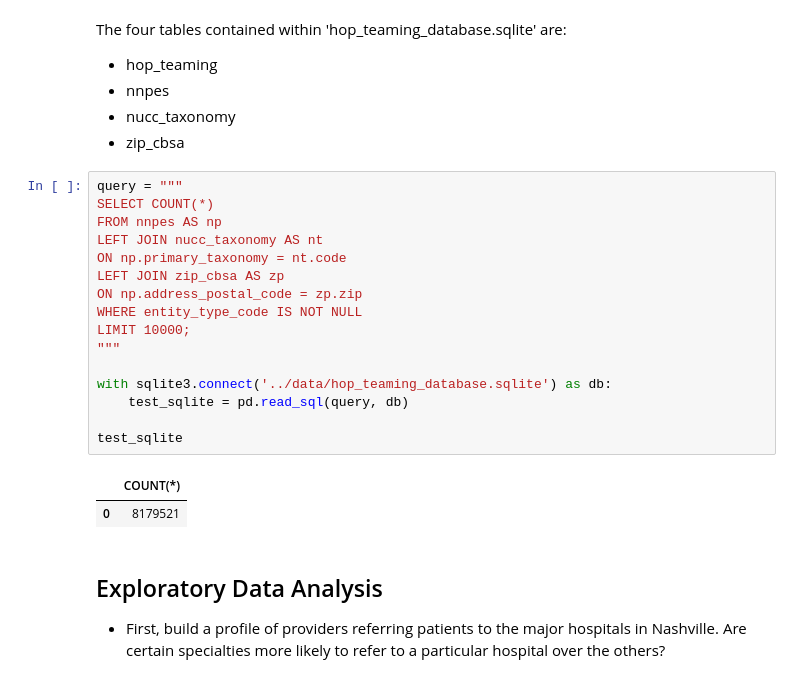
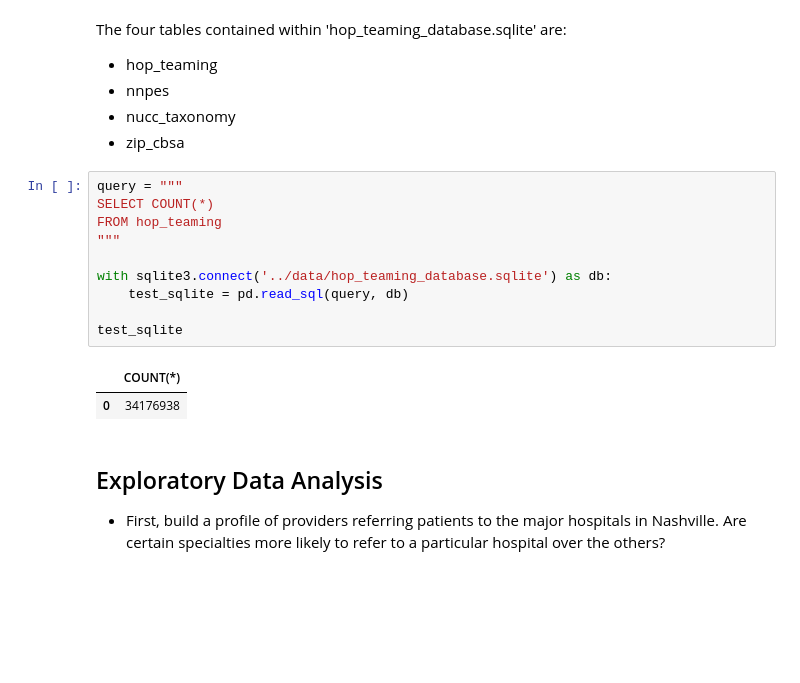
Before and after one commit to tomoumer/hop_team-the-hindenburgs, a Jupyter notebook: notebooks/data_exploration.ipynb, the cells around one changed output. Saved outputs shown, nothing was run; the diff lists cells and outputs as text; blank space fills up the shorter version.

```diff
--- a/notebooks/data_exploration.ipynb
+++ b/notebooks/data_exploration.ipynb
@@ -19,22 +19,16 @@ The four tables contained within 'hop_teaming_database.sqlite' are:
 # %%
 query = """
 SELECT COUNT(*)
-FROM nnpes AS np
-LEFT JOIN nucc_taxonomy AS nt
-ON np.primary_taxonomy = nt.code
-LEFT JOIN zip_cbsa AS zp
-ON np.address_postal_code = zp.zip
-WHERE entity_type_code IS NOT NULL
-LIMIT 10000;
+FROM hop_teaming
 """
 
 with sqlite3.connect('../data/hop_teaming_database.sqlite') as db:
     test_sqlite = pd.read_sql(query, db)
 
 test_sqlite
 # %% [output]
 |  | COUNT(*) |
-| 0 | 8179521 |
+| 0 | 34176938 |
 # %% [markdown]
 ## Exploratory Data Analysis
 
```
Also changed, not shown: parts of 2 cells of this notebook.
